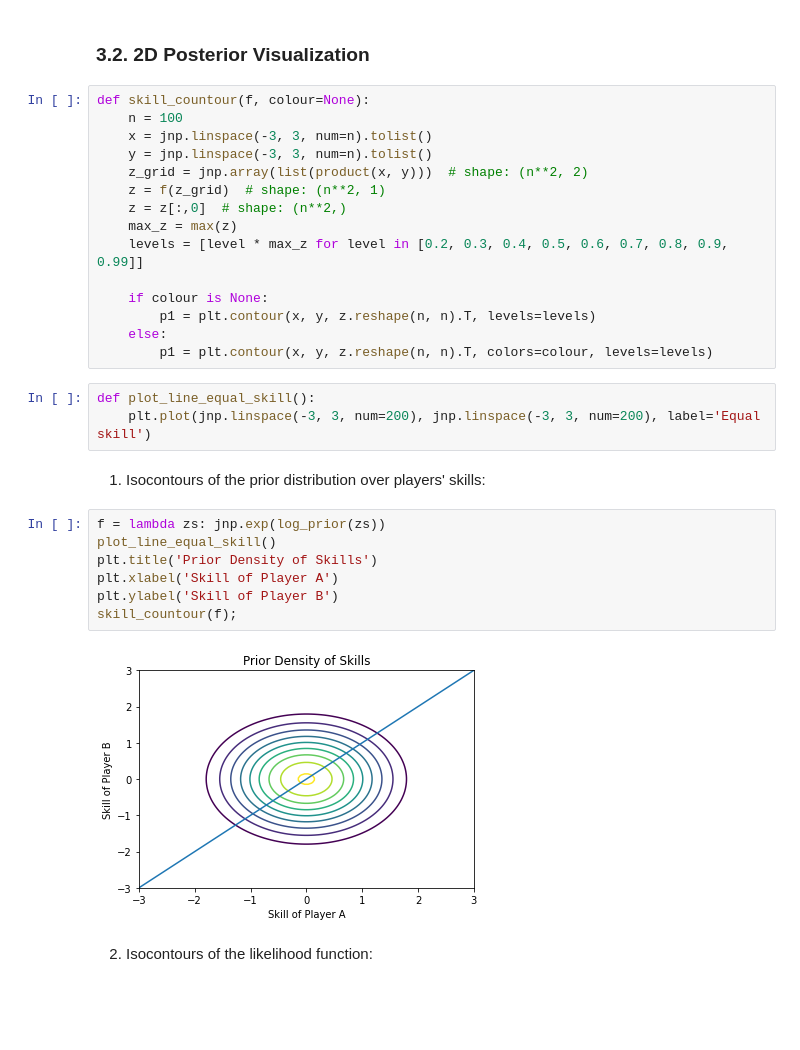
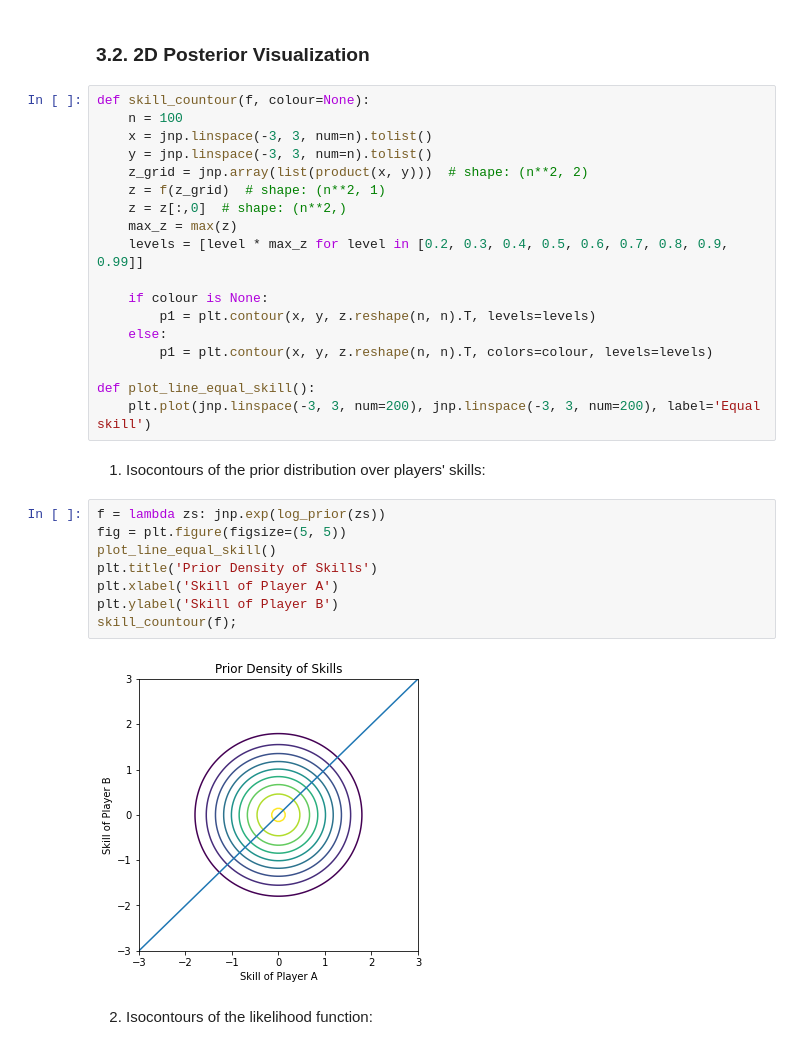
Before and after one commit to mrsalehi/csc2506-prob-learn-reason, a Jupyter notebook: Assignment-2/A2.ipynb, the cells around one changed output. Drawn from its saved outputs; the diff is of its cells as text; blank space fills up the shorter version.

Commit message:
Changes in plots of part 3

```diff
--- a/Assignment-2/A2.ipynb
+++ b/Assignment-2/A2.ipynb
@@ -94,20 +94,21 @@ def skill_countour(f, colour=None):
         p1 = plt.contour(x, y, z.reshape(n, n).T, levels=levels)
     else:
         p1 = plt.contour(x, y, z.reshape(n, n).T, colors=colour, levels=levels)
+
+def plot_line_equal_skill():
+    plt.plot(jnp.linspace(-3, 3, num=200), jnp.linspace(-3, 3, num=200), label='Equal skill')
-# %%
-def plot_line_equal_skill():
-    plt.plot(jnp.linspace(-3, 3, num=200), jnp.linspace(-3, 3, num=200), label='Equal skill')
 # %% [markdown]
 1. Isocontours of the prior distribution over players' skills:
 # %%
 f = lambda zs: jnp.exp(log_prior(zs))
+fig = plt.figure(figsize=(5, 5))
 plot_line_equal_skill()
 plt.title('Prior Density of Skills')
 plt.xlabel('Skill of Player A')
 plt.ylabel('Skill of Player B')
 skill_countour(f);
 # %% [output]
-[figure, old version]
+[figure, new version]
 # %% [markdown]
 2. Isocontours of the likelihood function:
 # %%
```
Also changed, not shown: parts of 7 cells of this notebook.
